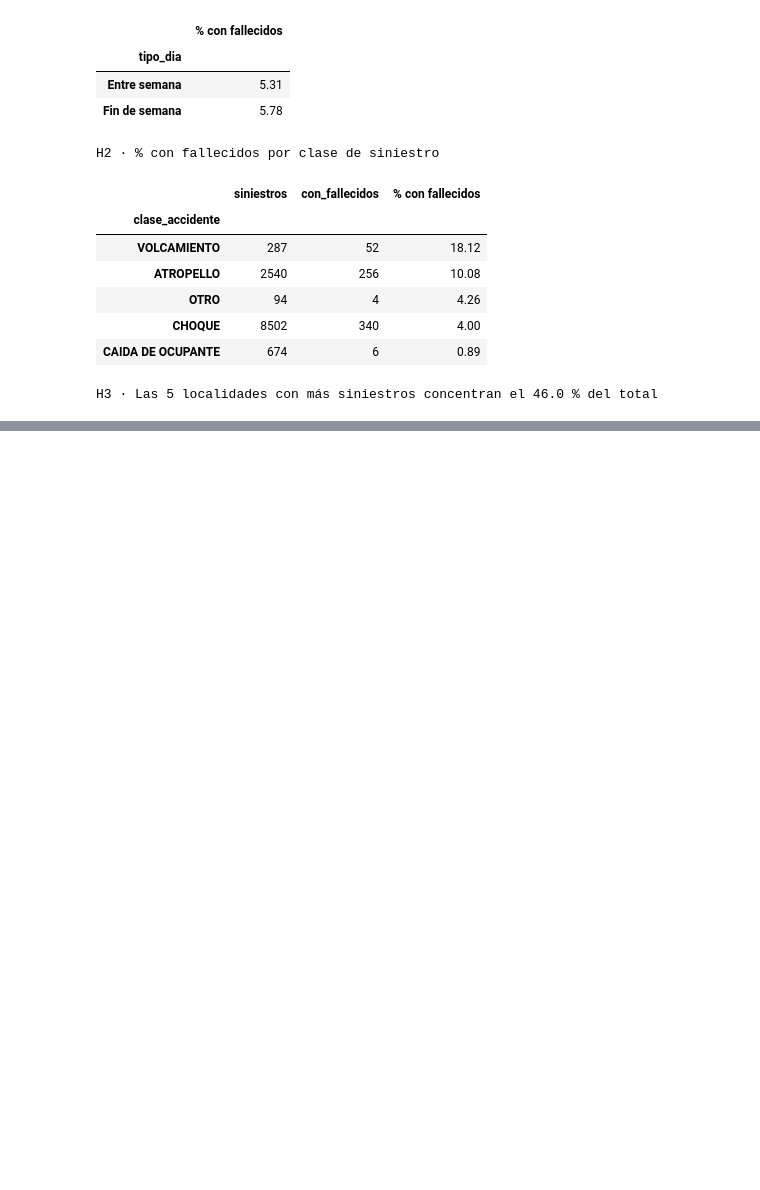
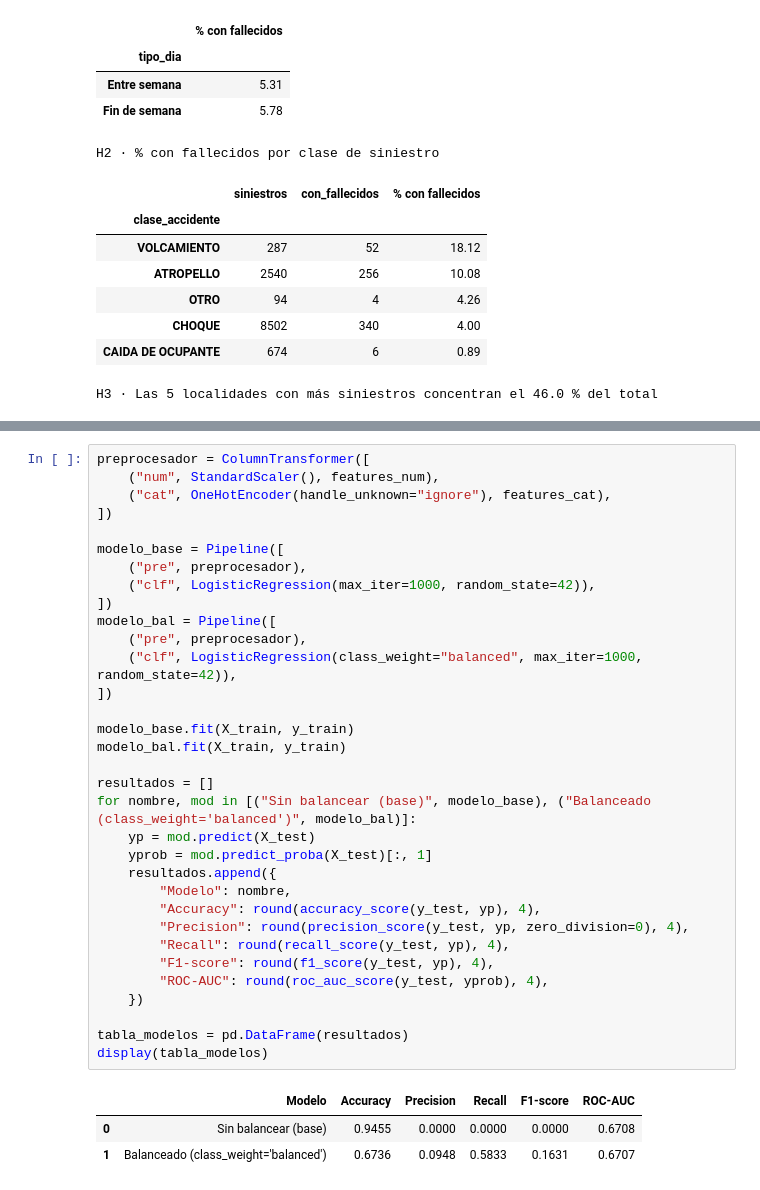
Before and after one commit to joanadrte-pixel/Siniestros-viales-bogota, a Jupyter notebook: notebook/proyecto_siniestros.ipynb, the cells around one changed output, grey strips where cells are left out. Cells and saved outputs as stored; diff of their text form; blank space fills up the shorter version.

```diff
--- a/notebook/proyecto_siniestros.ipynb
+++ b/notebook/proyecto_siniestros.ipynb
@@ -744,0 +834,37 @@ Nota: en este periodo 88 % de los siniestros son CON HERIDOS, 7 % SOLO DANOS y 5
+# %%
+preprocesador = ColumnTransformer([
+    ("num", StandardScaler(), features_num),
+    ("cat", OneHotEncoder(handle_unknown="ignore"), features_cat),
+])
+
+modelo_base = Pipeline([
+    ("pre", preprocesador),
+    ("clf", LogisticRegression(max_iter=1000, random_state=42)),
+])
+modelo_bal = Pipeline([
+    ("pre", preprocesador),
+    ("clf", LogisticRegression(class_weight="balanced", max_iter=1000, random_state=42)),
+])
+
+modelo_base.fit(X_train, y_train)
+modelo_bal.fit(X_train, y_train)
+
+resultados = []
+for nombre, mod in [("Sin balancear (base)", modelo_base), ("Balanceado (class_weight='balanced')", modelo_bal)]:
+    yp = mod.predict(X_test)
+    yprob = mod.predict_proba(X_test)[:, 1]
+    resultados.append({
+        "Modelo": nombre,
+        "Accuracy": round(accuracy_score(y_test, yp), 4),
+        "Precision": round(precision_score(y_test, yp, zero_division=0), 4),
+        "Recall": round(recall_score(y_test, yp), 4),
+        "F1-score": round(f1_score(y_test, yp), 4),
+        "ROC-AUC": round(roc_auc_score(y_test, yprob), 4),
+    })
+
+tabla_modelos = pd.DataFrame(resultados)
+display(tabla_modelos)
+# %% [output]
+|  | Modelo | Accuracy | Precision | Recall | F1-score | ROC-AUC |
+| 0 | Sin balancear (base) | 0.9455 | 0.0000 | 0.0000 | 0.0000 | 0.6708 |
+| 1 | Balanceado (class_weight='balanced') | 0.6736 | 0.0948 | 0.5833 | 0.1631 | 0.6707 |
```
Also changed, not shown: parts of 18 cells of this notebook, 2 other files.
